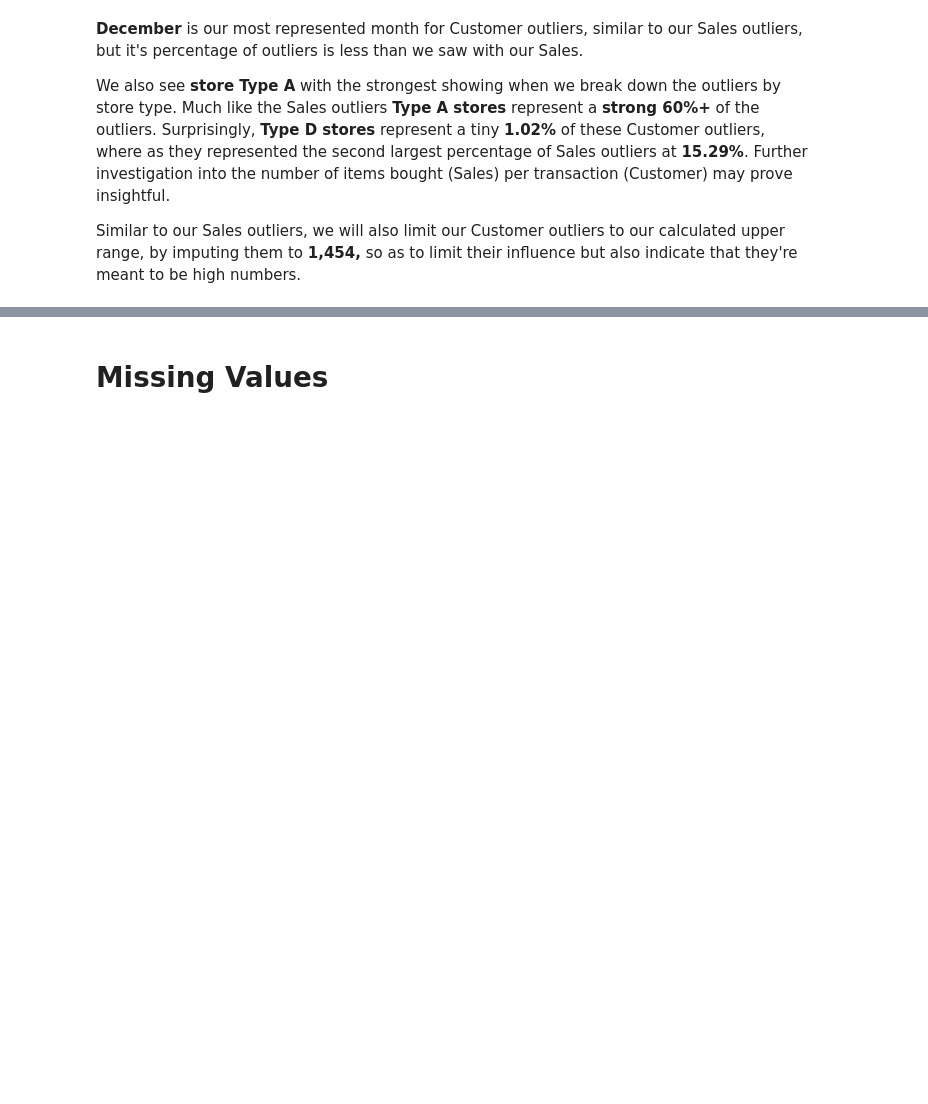
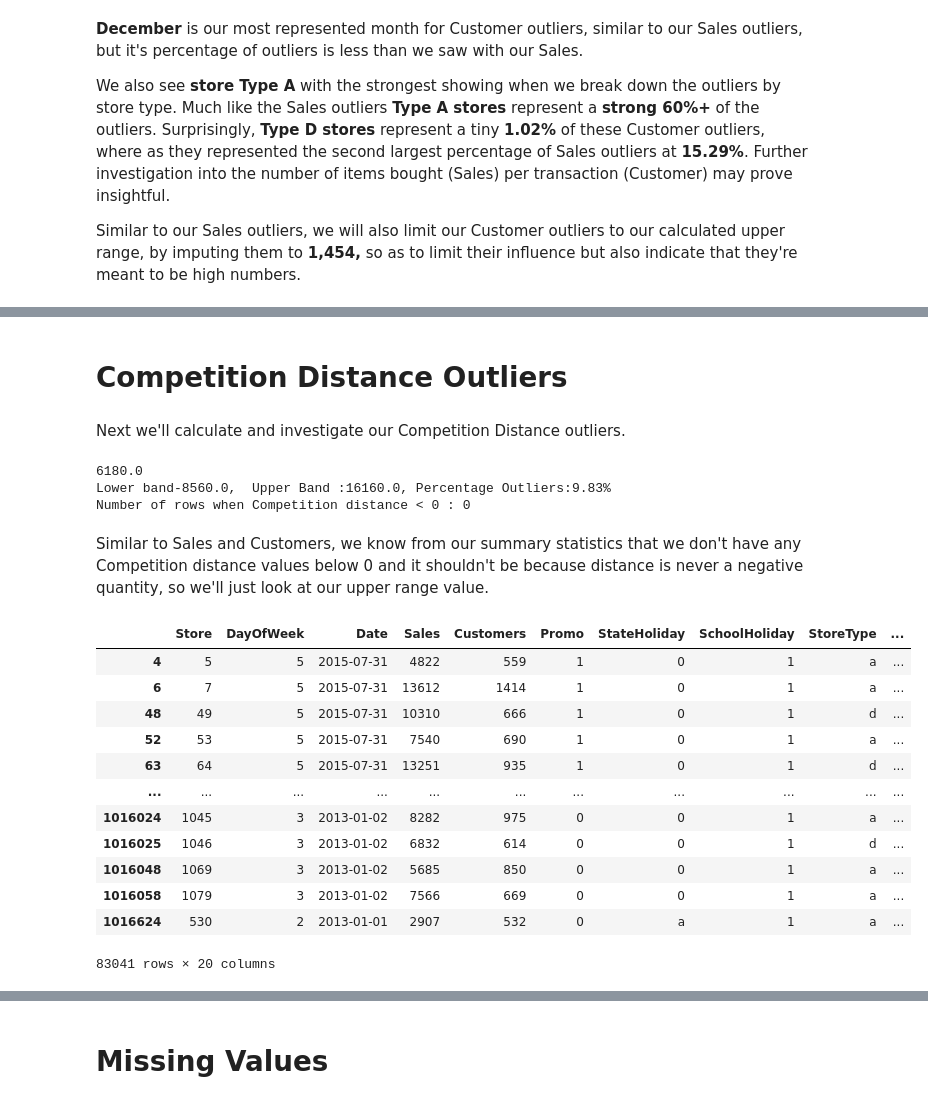
Before and after one commit to Jayeshdahiwale/Rosamann-Retails-Sales-Prediction, a Jupyter notebook: Regression_Capstone_Project_2_Rossamann.ipynb, the cells around one changed output, grey strips where cells are left out. Saved outputs shown, nothing was run; the diff lists cells and outputs as text; code cells hidden in the pictures; blank space fills up the shorter version.

```diff
--- a/Regression_Capstone_Project_2_Rossamann.ipynb
+++ b/Regression_Capstone_Project_2_Rossamann.ipynb
@@ -349,0 +681,32 @@ sales_treated.loc[sales_treated['Customers'] > upper_cust, 'Customers']
+# %% [markdown]
+# **Competition Distance Outliers**
+# %% [markdown]
+Next we'll calculate and investigate our Competition Distance outliers.
+# %%
+col = 'CompetitionDistance'
+lower_cust, upper_cust, percent_outliers_cust = calculate_outlier(sales_treated, col)
+
+print("Lower band" + str(lower_cust) + ",  Upper Band :" + str(upper_cust) +", Percentage Outliers:" + str(percent_outliers_cust) + "%")
+print('Number of rows when Competition distance < 0 : ' + str(len(sales[sales_treated[col]<0])))
+# %% [output]
+6180.0
+Lower band-8560.0,  Upper Band :16160.0, Percentage Outliers:9.83%
+Number of rows when Competition distance < 0 : 0
+# %% [markdown]
+Similar to Sales and Customers, we know from our summary statistics that we don't have any Competition distance  values below 0 and it shouldn't be because distance is never a negative quantity, so we'll just look at our upper range value.
+# %%
+sales_treated[sales_treated['CompetitionDistance'] > upper_cust]
+# %% [output]
+|  | Store | DayOfWeek | Date | Sales | Customers | Promo | StateHoliday | SchoolHoliday | StoreType | ... |
+| 4 | 5 | 5 | 2015-07-31 | 4822 | 559 | 1 | 0 | 1 | a | ... |
+| 6 | 7 | 5 | 2015-07-31 | 13612 | 1414 | 1 | 0 | 1 | a | ... |
+| 48 | 49 | 5 | 2015-07-31 | 10310 | 666 | 1 | 0 | 1 | d | ... |
+| 52 | 53 | 5 | 2015-07-31 | 7540 | 690 | 1 | 0 | 1 | a | ... |
+| 63 | 64 | 5 | 2015-07-31 | 13251 | 935 | 1 | 0 | 1 | d | ... |
+| ... | ... | ... | ... | ... | ... | ... | ... | ... | ... | ... |
+| 1016024 | 1045 | 3 | 2013-01-02 | 8282 | 975 | 0 | 0 | 1 | a | ... |
+| 1016025 | 1046 | 3 | 2013-01-02 | 6832 | 614 | 0 | 0 | 1 | d | ... |
+| 1016048 | 1069 | 3 | 2013-01-02 | 5685 | 850 | 0 | 0 | 1 | a | ... |
+| 1016058 | 1079 | 3 | 2013-01-02 | 7566 | 669 | 0 | 0 | 1 | a | ... |
+| 1016624 | 530 | 2 | 2013-01-01 | 2907 | 532 | 0 | a | 1 | a | ... |
+83041 rows × 20 columns
```
Also changed, not shown: parts of 118 cells of this notebook.
